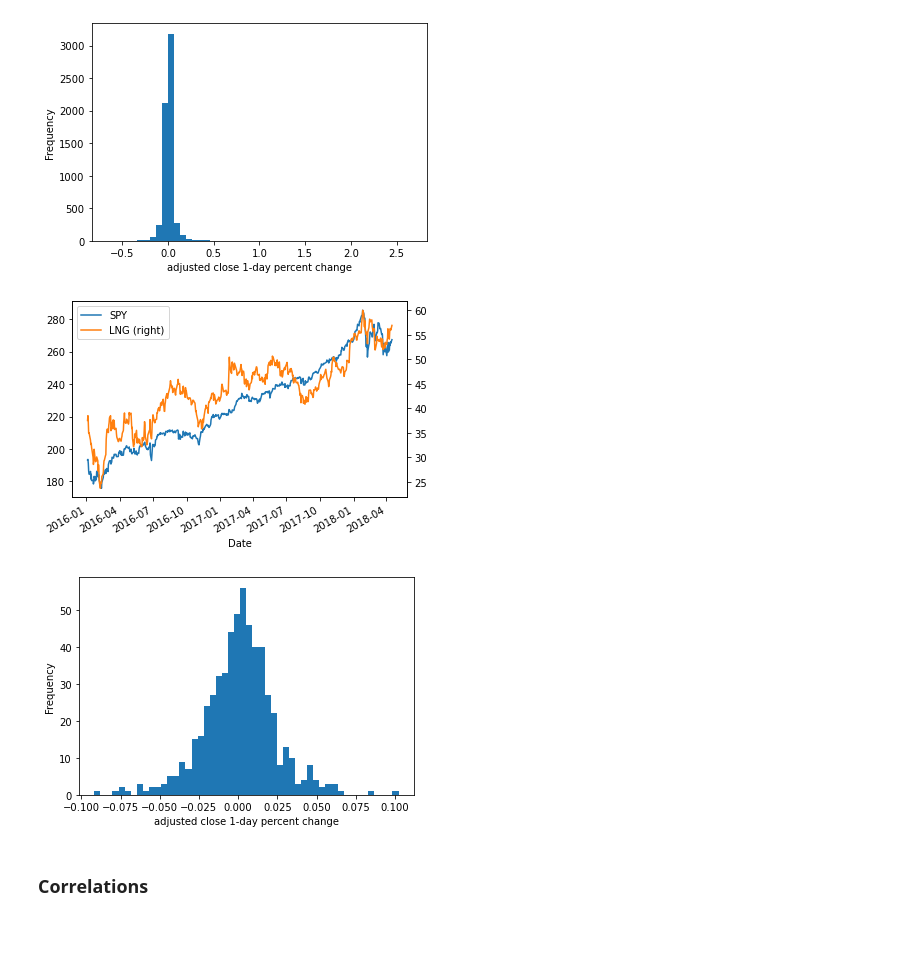
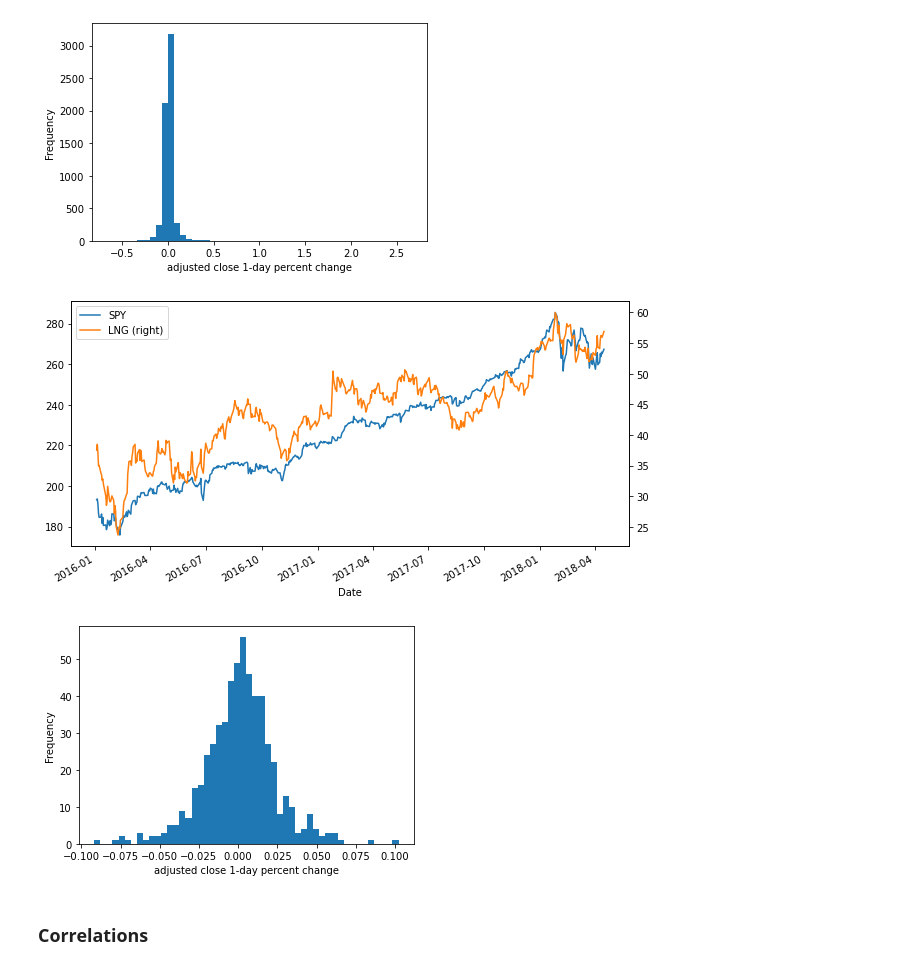
Before and after one commit to kbantoec/ml-fin, a Jupyter notebook: linear_model.ipynb, the cells around one changed output. Saved outputs shown, nothing was run; the diff lists cells and outputs as text; code cells hidden in the pictures; blank space fills up the shorter version.

```diff
--- a/linear_model.ipynb
+++ b/linear_model.ipynb
@@ -76,15 +83,18 @@ plt.show()
 [figure]
 [figure]
 # %%
+plt.figure(figsize=(10, 5))
 spy_df.loc['2016':, 'Adj_Close'].plot(label='SPY', legend=True)
 lng_df.loc['2016':, 'Adj_Close'].plot(label='LNG', legend=True, secondary_y=True)
 plt.show()
 
+plt.clf()
+
 lng_df.loc['2016':, 'Adj_Close'].pct_change().plot.hist(bins=50)
 plt.xlabel('adjusted close 1-day percent change')
 plt.show()
 # %% [output]
-[figure, old version]
+[figure, new version]
 [figure]
 # %% [markdown]
 ### Correlations
```
Also changed, not shown: parts of 15 cells of this notebook.
